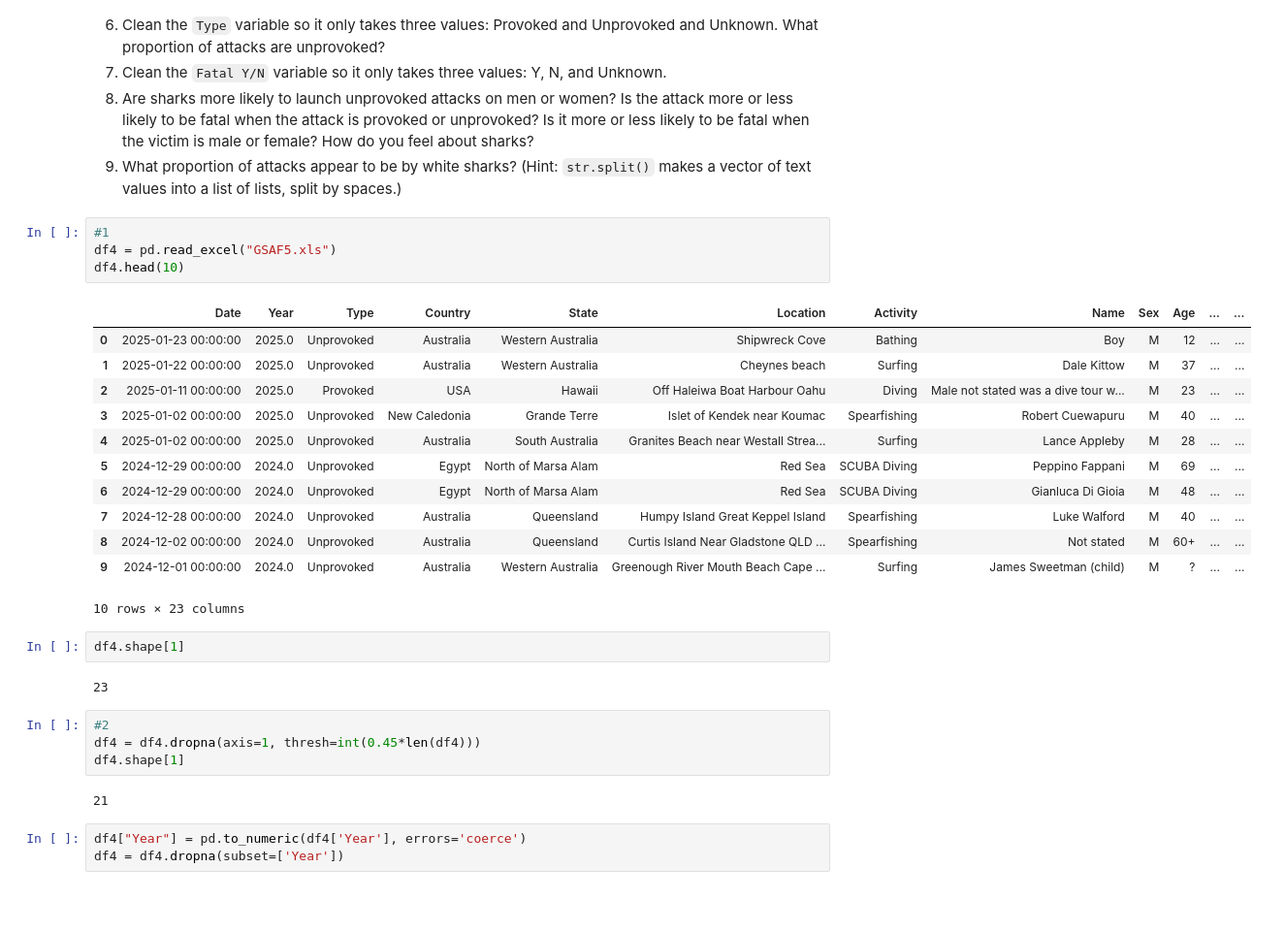
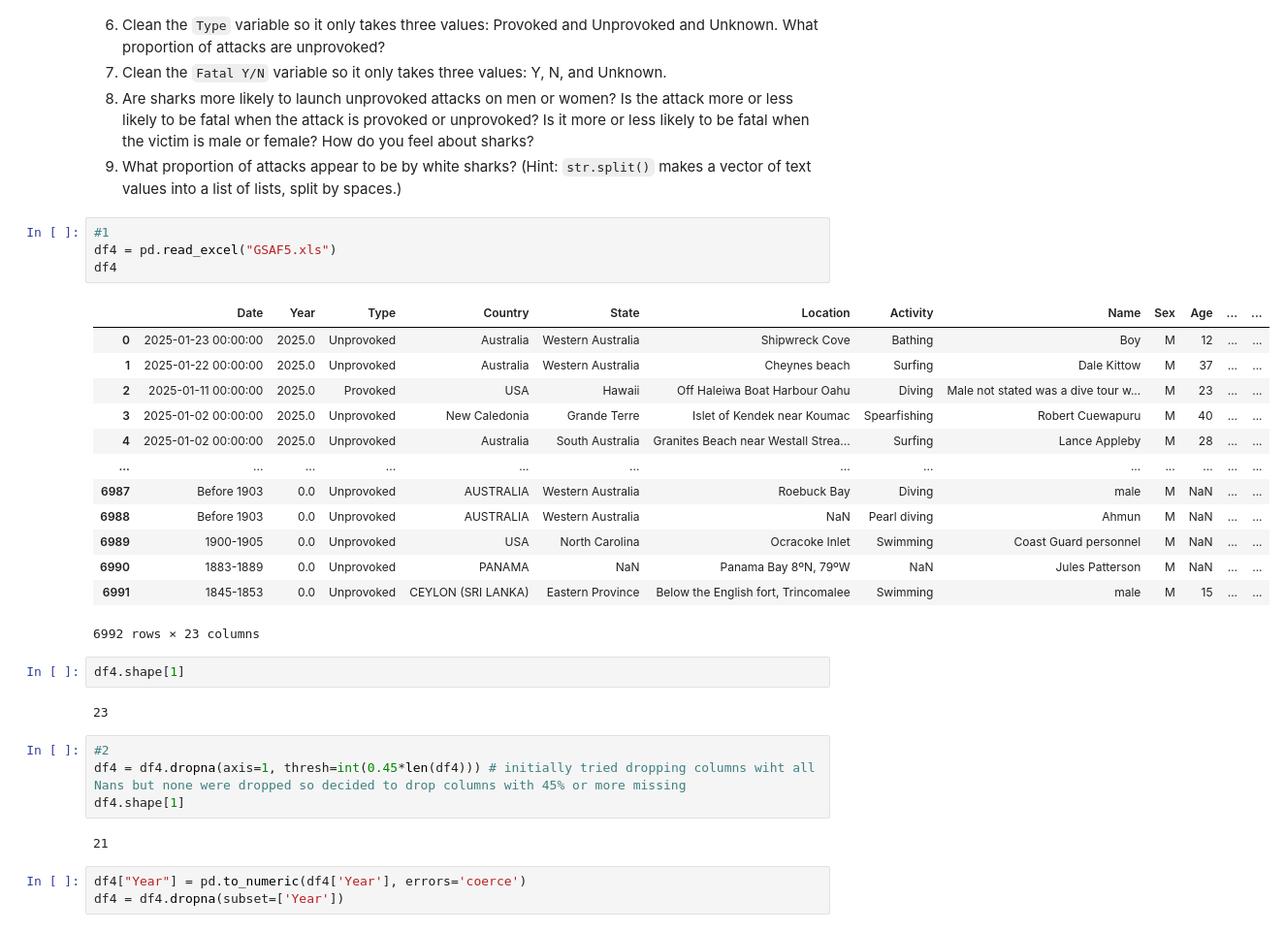
Before and after one commit to ameliavasiliu/wrangling, a Jupyter notebook: assignment/assignment.ipynb, the cells around one changed output. Shown at 97% size. Drawn from its saved outputs; the diff is of its cells as text; blank space fills up the shorter version.

```diff
--- a/assignment/assignment.ipynb
+++ b/assignment/assignment.ipynb
@@ -186,27 +270,28 @@ dtype('O')
 # %%
 #1
 df4 = pd.read_excel("GSAF5.xls")
-df4.head(10)
+df4
 # %% [output]
 |  | Date | Year | Type | Country | State | Location | Activity | Name | Sex | Age | ... | ... |
 | 0 | 2025-01-23 00:00:00 | 2025.0 | Unprovoked | Australia | Western Australia | Shipwreck Cove | Bathing | Boy | M | 12 | ... | ... |
 | 1 | 2025-01-22 00:00:00 | 2025.0 | Unprovoked | Australia | Western Australia | Cheynes beach | Surfing | Dale Kittow | M | 37 | ... | ... |
 | 2 | 2025-01-11 00:00:00 | 2025.0 | Provoked | USA | Hawaii | Off Haleiwa Boat Harbour Oahu | Diving | Male not stated was a dive tour w... | M | 23 | ... | ... |
 | 3 | 2025-01-02 00:00:00 | 2025.0 | Unprovoked | New Caledonia | Grande Terre | Islet of Kendek near Koumac | Spearfishing | Robert Cuewapuru | M | 40 | ... | ... |
 | 4 | 2025-01-02 00:00:00 | 2025.0 | Unprovoked | Australia | South Australia | Granites Beach near Westall Strea... | Surfing | Lance Appleby | M | 28 | ... | ... |
-| 5 | 2024-12-29 00:00:00 | 2024.0 | Unprovoked | Egypt | North of Marsa Alam | Red Sea | SCUBA Diving | Peppino Fappani | M | 69 | ... | ... |
-| 6 | 2024-12-29 00:00:00 | 2024.0 | Unprovoked | Egypt | North of Marsa Alam | Red Sea | SCUBA Diving | Gianluca Di Gioia | M | 48 | ... | ... |
-| 7 | 2024-12-28 00:00:00 | 2024.0 | Unprovoked | Australia | Queensland | Humpy Island Great Keppel Island | Spearfishing | Luke Walford | M | 40 | ... | ... |
-| 8 | 2024-12-02 00:00:00 | 2024.0 | Unprovoked | Australia | Queensland | Curtis Island Near Gladstone QLD ... | Spearfishing | Not stated | M | 60+ | ... | ... |
-| 9 | 2024-12-01 00:00:00 | 2024.0 | Unprovoked | Australia | Western Australia | Greenough River Mouth Beach Cape ... | Surfing | James Sweetman (child) | M | ? | ... | ... |
+| ... | ... | ... | ... | ... | ... | ... | ... | ... | ... | ... | ... | ... |
+| 6987 | Before 1903 | 0.0 | Unprovoked | AUSTRALIA | Western Australia | Roebuck Bay | Diving | male | M | NaN | ... | ... |
+| 6988 | Before 1903 | 0.0 | Unprovoked | AUSTRALIA | Western Australia | NaN | Pearl diving | Ahmun | M | NaN | ... | ... |
+| 6989 | 1900-1905 | 0.0 | Unprovoked | USA | North Carolina | Ocracoke Inlet | Swimming | Coast Guard personnel | M | NaN | ... | ... |
+| 6990 | 1883-1889 | 0.0 | Unprovoked | PANAMA | NaN | Panama Bay 8ºN, 79ºW | NaN | Jules Patterson | M | NaN | ... | ... |
+| 6991 | 1845-1853 | 0.0 | Unprovoked | CEYLON (SRI LANKA) | Eastern Province | Below the English fort, Trincomalee | Swimming | male | M | 15 | ... | ... |
-10 rows × 23 columns
+6992 rows × 23 columns
 # %%
 df4.shape[1]
 # %% [output]
 23
 # %%
 #2
-df4 = df4.dropna(axis=1, thresh=int(0.45*len(df4)))
+df4 = df4.dropna(axis=1, thresh=int(0.45*len(df4))) # initially tried dropping columns wiht all Nans but none were dropped so decided to drop columns with 45% or more missing
 df4.shape[1]
 # %% [output]
 21
```
Also changed, not shown: parts of 22 cells of this notebook.
